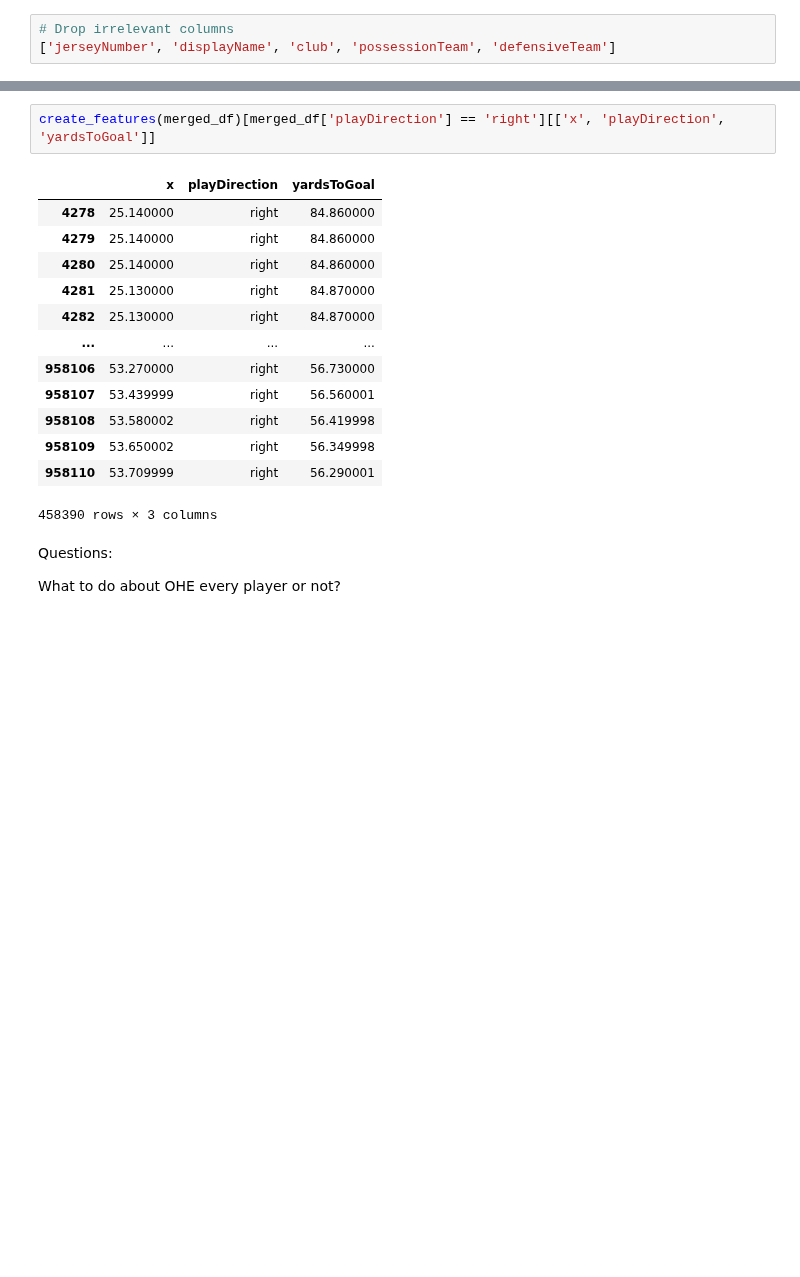
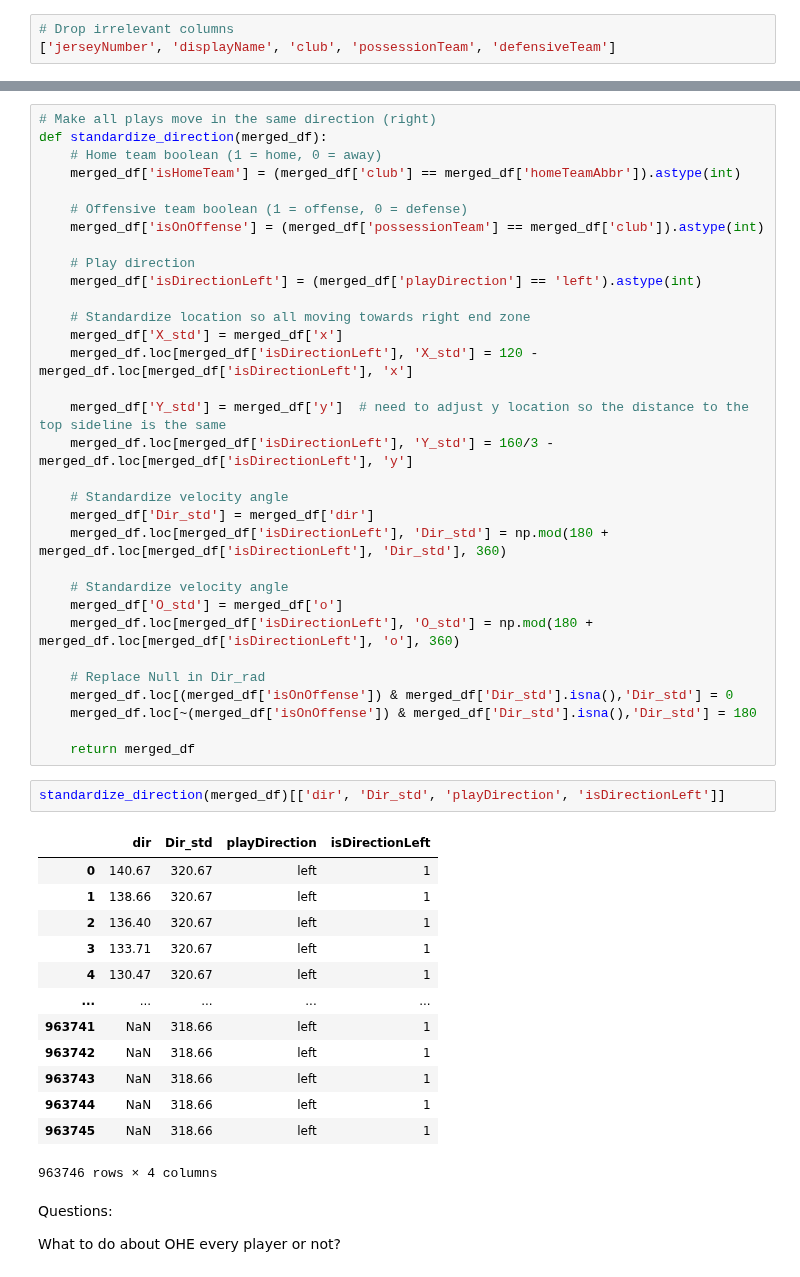
Before and after one commit to Andrew-Koulogeorge/NFL-Big-Data-Bowl, a Jupyter notebook: preprocessing/deep_learning_preprocessing_v1.ipynb, the cells around one changed output, grey strips where cells are left out. Drawn from its saved outputs; the diff is of its cells as text; blank space fills up the shorter version.

```diff
--- a/preprocessing/deep_learning_preprocessing_v1.ipynb
+++ b/preprocessing/deep_learning_preprocessing_v1.ipynb
@@ -456,19 +394,51 @@ def create_features(merged_df):
-# %%
-create_features(merged_df)[merged_df['playDirection'] == 'right'][['x', 'playDirection', 'yardsToGoal']]
-# %% [output]
-|  | x | playDirection | yardsToGoal |
-| 4278 | 25.140000 | right | 84.860000 |
-| 4279 | 25.140000 | right | 84.860000 |
-| 4280 | 25.140000 | right | 84.860000 |
-| 4281 | 25.130000 | right | 84.870000 |
-| 4282 | 25.130000 | right | 84.870000 |
-| ... | ... | ... | ... |
-| 958106 | 53.270000 | right | 56.730000 |
-| 958107 | 53.439999 | right | 56.560001 |
-| 958108 | 53.580002 | right | 56.419998 |
-| 958109 | 53.650002 | right | 56.349998 |
-| 958110 | 53.709999 | right | 56.290001 |
-458390 rows × 3 columns
+# %%
+# Make all plays move in the same direction (right)
+def standardize_direction(merged_df):
+    # Home team boolean (1 = home, 0 = away)
+    merged_df['isHomeTeam'] = (merged_df['club'] == merged_df['homeTeamAbbr']).astype(int)
+
+    # Offensive team boolean (1 = offense, 0 = defense)
+    merged_df['isOnOffense'] = (merged_df['possessionTeam'] == merged_df['club']).astype(int)
+
+    # Play direction
+    merged_df['isDirectionLeft'] = (merged_df['playDirection'] == 'left').astype(int)
+
+    # Standardize location so all moving towards right end zone
+    merged_df['X_std'] = merged_df['x']
+    merged_df.loc[merged_df['isDirectionLeft'], 'X_std'] = 120 - merged_df.loc[merged_df['isDirectionLeft'], 'x']
+
+    merged_df['Y_std'] = merged_df['y']  # need to adjust y location so the distance to the top sideline is the same
+    merged_df.loc[merged_df['isDirectionLeft'], 'Y_std'] = 160/3 - merged_df.loc[merged_df['isDirectionLeft'], 'y']
+
+    # Standardize velocity angle
+    merged_df['Dir_std'] = merged_df['dir']
+    merged_df.loc[merged_df['isDirectionLeft'], 'Dir_std'] = np.mod(180 + merged_df.loc[merged_df['isDirectionLeft'], 'Dir_std'], 360)
+
+    # Standardize velocity angle
+    merged_df['O_std'] = merged_df['o']
+    merged_df.loc[merged_df['isDirectionLeft'], 'O_std'] = np.mod(180 + merged_df.loc[merged_df['isDirectionLeft'], 'o'], 360)
+
+    # Replace Null in Dir_rad
+    merged_df.loc[(merged_df['isOnOffense']) & merged_df['Dir_std'].isna(),'Dir_std'] = 0
+    merged_df.loc[~(merged_df['isOnOffense']) & merged_df['Dir_std'].isna(),'Dir_std'] = 180
+
+    return merged_df
+# %%
+standardize_direction(merged_df)[['dir', 'Dir_std', 'playDirection', 'isDirectionLeft']]
+# %% [output]
+|  | dir | Dir_std | playDirection | isDirectionLeft |
+| 0 | 140.67 | 320.67 | left | 1 |
+| 1 | 138.66 | 320.67 | left | 1 |
+| 2 | 136.40 | 320.67 | left | 1 |
+| 3 | 133.71 | 320.67 | left | 1 |
+| 4 | 130.47 | 320.67 | left | 1 |
+| ... | ... | ... | ... | ... |
+| 963741 | NaN | 318.66 | left | 1 |
+| 963742 | NaN | 318.66 | left | 1 |
+| 963743 | NaN | 318.66 | left | 1 |
+| 963744 | NaN | 318.66 | left | 1 |
+| 963745 | NaN | 318.66 | left | 1 |
+963746 rows × 4 columns
 # %% [markdown]
 Questions:
 
```
Also changed, not shown: parts of 8 cells of this notebook.
